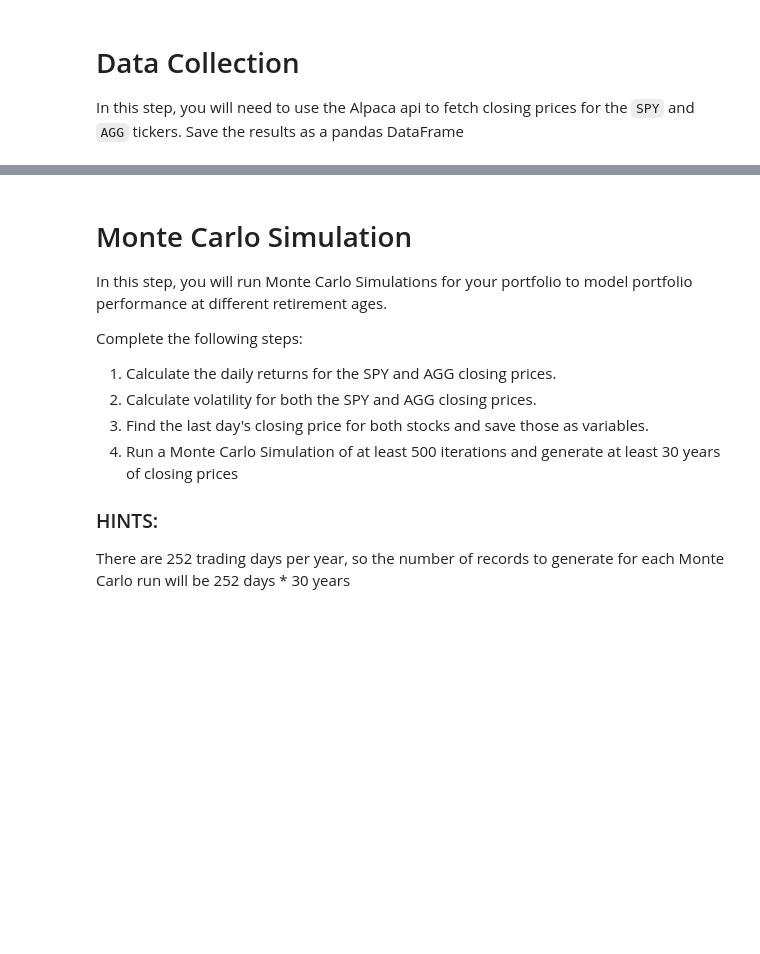
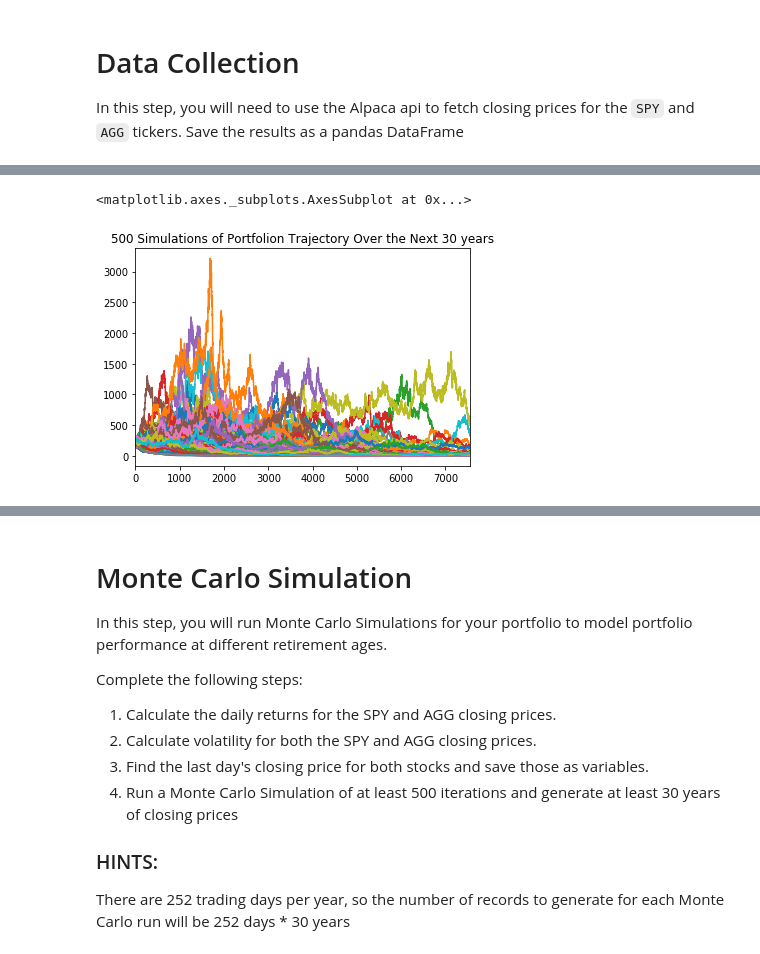
Before and after one commit to baseronu/API, a Jupyter notebook: portfolio_planner.ipynb, the cells around one changed output, grey strips where cells are left out. Drawn from its saved outputs; the diff is of its cells as text; code cells hidden in the pictures; blank space fills up the shorter version.

```diff
--- a/portfolio_planner.ipynb
+++ b/portfolio_planner.ipynb
@@ -83,0 +70,4 @@ spy_n.head()
+# %%
+# Use the `pct_change` function to calculate daily returns of AAPL
+daily_returns=df.pct_change()
+daily_returns.head()
@@ -83,0 +83,4 @@ spy_n.head()
+# %%
+# Use the `std` function to calculate the standard deviation of daily returns for AAPL
+std_dev_daily_return= daily_returns.std()['port']
+std_dev_daily_return
@@ -83,0 +89,6 @@ spy_n.head()
+# %%
+# Set number of trading days and get last closing price of AAPL from DataFrame
+num_trading_days = 252 *30
+num_simulations = 500
+last_price =df['port'][-1]
+last_price
@@ -83,0 +97,26 @@ spy_n.head()
+# %%
+# Initialize the simulated prices list with the last closing price of AAPL
+simulated_prices = [last_price]
+avg_daily_return = daily_returns.mean()['port']
+
+# Initialize empty DataFrame to hold simulated prices for each simulation
+simulated_price_df = pd.DataFrame()
+
+# Run the simulation of projecting stock prices for the next trading year, `500` times
+for n in range(num_simulations):
+
+    # Initialize the simulated prices list with the last closing price of AAPL
+    simulated_prices = [last_price]
+
+    # Simulate the returns for 252 *30 days
+    for i in range(num_trading_days):
+        # Calculate the simulated price using the last price within the list
+        simulated_price = simulated_prices[-1] * (1 + np.random.normal(avg_daily_return, std_dev_daily_return))
+        # Append the simulated price to the list
+        simulated_prices.append(simulated_price)
+
+    # Append a simulated prices of each simulation to DataFrame
+    simulated_price_df[f"Simulation {n+1}"] = pd.Series(simulated_prices)
+
+# Print head of DataFrame
+simulated_price_df.head()
@@ -83,0 +131,7 @@ spy_n.head()
+# %%
+# Use the `plot` function to plot the trajectory of Portfolio stock based on a 252 * 30 trading day simulation
+plot_title = f"{n+1} Simulations of Portfolion Trajectory Over the Next 30 years"
+simulated_price_df.plot(legend=None, title=plot_title)
+# %% [output]
+<matplotlib.axes._subplots.AxesSubplot at 0x...>
+[figure, added]
```
Also changed, not shown: parts of 26 cells of this notebook.
